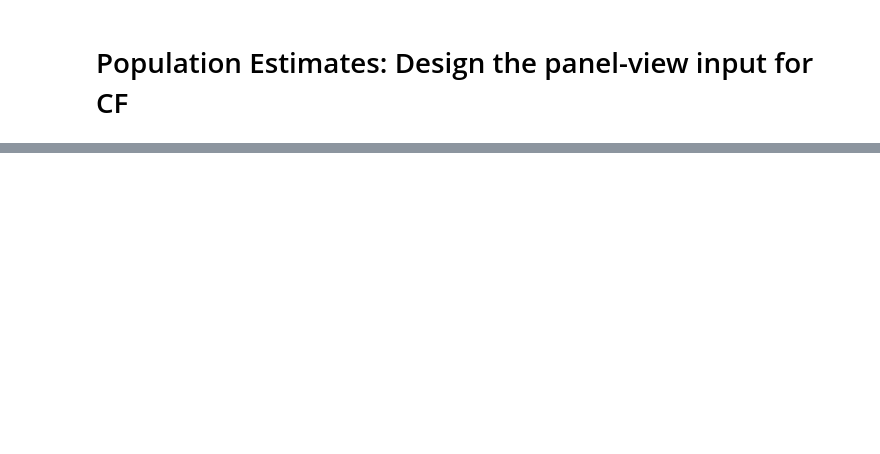
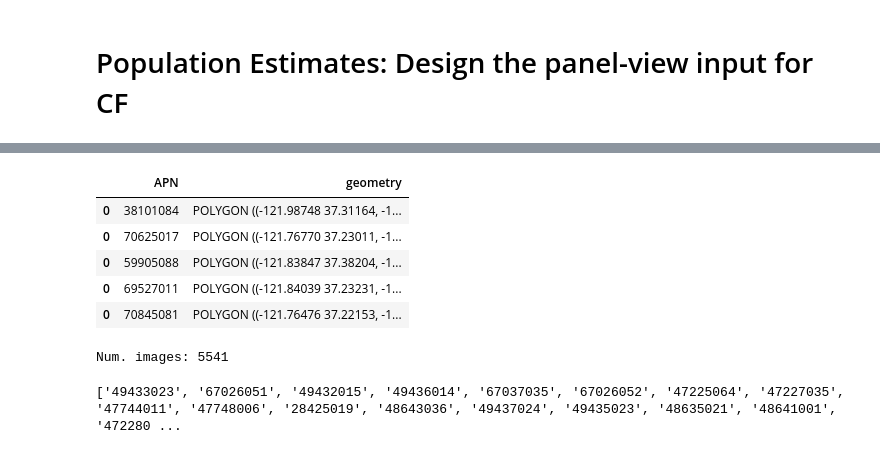
Before and after one commit to reglab/rgb-footprint-extract, a Jupyter notebook: naip_process/Pop-Estimates-CF-Design.ipynb, the cells around one changed output, grey strips where cells are left out. Drawn from its saved outputs; the diff is of its cells as text; code cells hidden in the pictures; blank space fills up the shorter version.

```diff
--- a/naip_process/Pop-Estimates-CF-Design.ipynb
+++ b/naip_process/Pop-Estimates-CF-Design.ipynb
@@ -132,0 +144,24 @@ generate_CF_input(parcel_apn='23041017',
+# %%
+parcels = pd.DataFrame()
+for apn, val in results.items():
+    parcel_dict = {'APN': [apn], 'geometry': [val['parcel_bounds']]}
+    parcels = pd.concat([parcels, pd.DataFrame.from_dict(parcel_dict)])
+# %%
+parcels = gpd.GeoDataFrame(parcels, geometry='geometry', crs='EPSG:26910')
+parcels = parcels.to_crs('EPSG:4326')
+# %%
+parcels.head()
+# %% [output]
+|  | APN | geometry |
+| 0 | 38101084 | POLYGON ((-121.98748 37.31164, -1... |
+| 0 | 70625017 | POLYGON ((-121.76770 37.23011, -1... |
+| 0 | 59905088 | POLYGON ((-121.83847 37.38204, -1... |
+| 0 | 69527011 | POLYGON ((-121.84039 37.23231, -1... |
+| 0 | 70845081 | POLYGON ((-121.76476 37.22153, -1... |
+# %%
+# List of images
+images = glob('/oak/stanford/groups/deho/building_compliance/CloudFactory/images/round1/*')
+images = [i.split(os.path.sep)[-1].replace('.png', '') for i in images]
+print('Num. images: {}'.format(len(images)))
+# %% [output]
+Num. images: 5541
@@ -132,0 +170,4 @@ generate_CF_input(parcel_apn='23041017',
+# %%
+print(missing)
+# %% [output]
+['49433023', '67026051', '49432015', '49436014', '67037035', '67026052', '47225064', '47227035', '47744011', '47748006', '28425019', '48643036', '49437024', '49435023', '48635021', '48641001', '472280 ...
```
Also changed, not shown: parts of 12 cells of this notebook, 2 other files.
